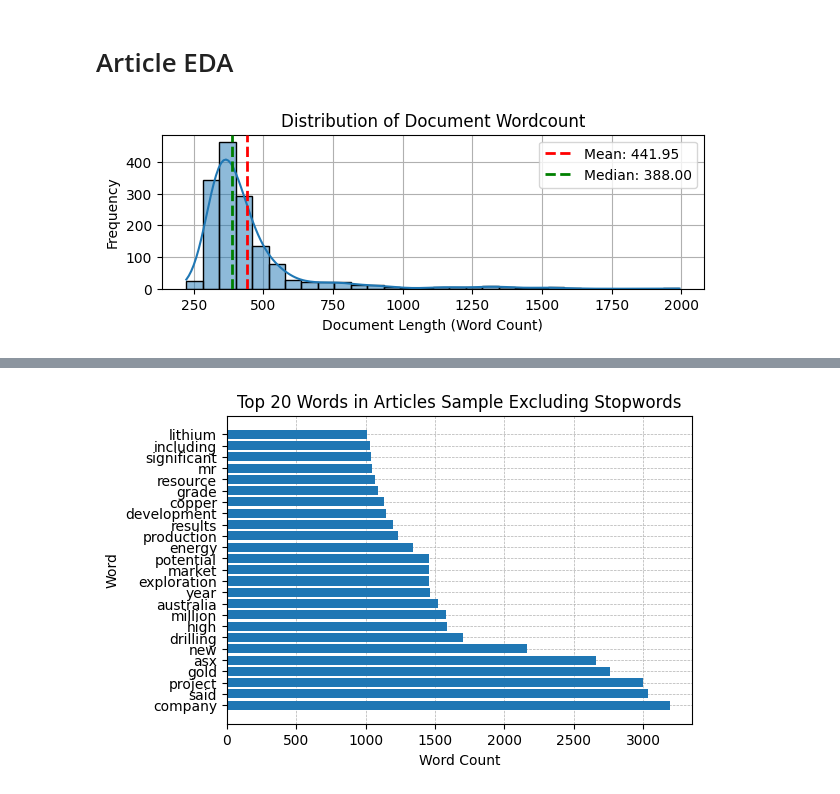
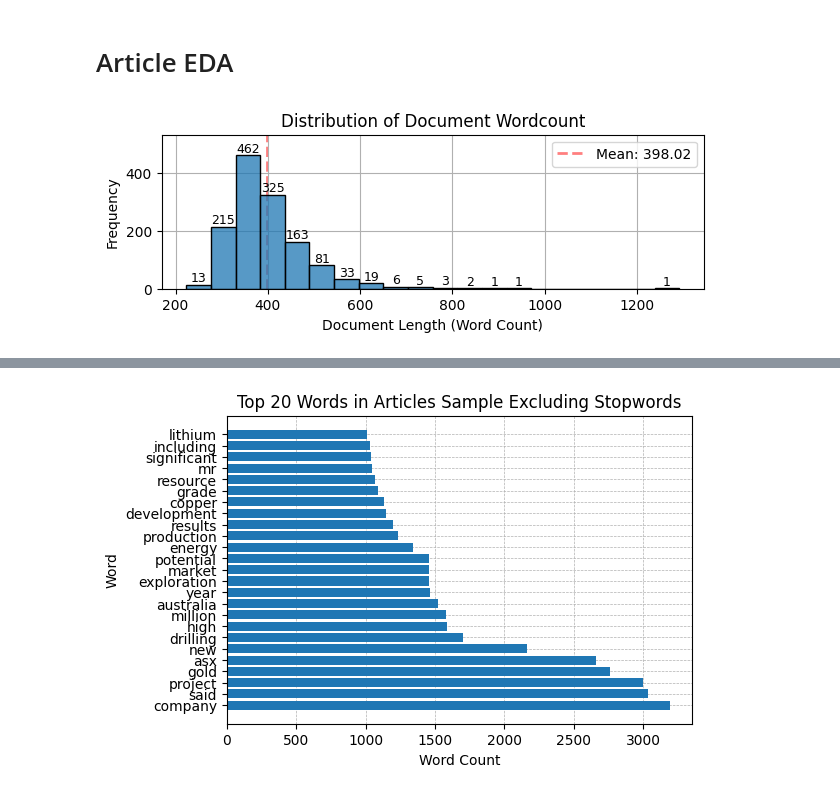
Before and after one commit to H-unter/MA3831-Assignment-2-3, a Jupyter notebook: code/scrape_article.ipynb, the cells around one changed output, grey strips where cells are left out. Saved outputs shown, nothing was run; the diff lists cells and outputs as text; code cells hidden in the pictures.

```diff
--- a/code/scrape_article.ipynb
+++ b/code/scrape_article.ipynb
@@ -87,4 +87,18 @@ def parse_html_to_dict(soup_obj):
         'stock_codes': stock_codes,
         'document': document
     }
+# %%
+# import article_metadata.csv as a pandas dataframe
+import pandas as pd
+from time import sleep
+import time
+
+# Initialize an empty DataFrame to store the articles
+crawl_throttle_time_s = 3
+
+# Read the metadata CSV file
+article_metadata = pd.read_csv('../data/article_metadata.csv')
+article_df = pd.read_csv('../data/article_scraped_data.csv')
+
+# for each row in article_df, get the url from the same row index of article_metadata
 # %%
@@ -156,6 +160,7 @@ article_df
 # %%
 article_df
-sample_data_df = article_df
-sample_data_df = sample_data_df.dropna(subset=['document']).reset_index(drop=True)
-sample_data_df
+df = article_df
+df = df.dropna(subset=['document']).reset_index(drop=True)
+df = df.loc[df['sector'] != 'Hot Topics']
+df
 # %% [output]
@@ -177,29 +182,33 @@ sample_data_df
 # %%
 import seaborn as sns
 import matplotlib.pyplot as plt
 
 # Calculate document lengths
-sample_data_df['document_length'] = sample_data_df['document'].apply(lambda x: len(x.split()))
+df['document_length'] = df['document'].apply(lambda x: len(x.split()))
 # Plot histogram with KDE
 plt.figure(figsize=(7, 2))
-sns.histplot(sample_data_df['document_length'], bins=30, kde=True, stat="count", zorder=2)
+sns.histplot(df['document_length'], bins=20, stat="count", zorder=2)
+
+# Add labels to each bar
+for patch in plt.gca().patches:
+    height = patch.get_height()
+    if height > 0:  # Only label bars with a height greater than 0
+        plt.text(patch.get_x() + patch.get_width() / 2, height + 0.5, f'{int(height)}', ha='center', va='bottom', fontsize=9)
 
 # Add vertical mean line
-mean_length = sample_data_df['document_length'].mean()
-plt.axvline(mean_length, color='r', linestyle='dashed', linewidth=2, label=f'Mean: {mean_length:.2f}', zorder=3)
-# add median verticle line
-median_length = sample_data_df['document_length'].median()
-plt.axvline(median_length, color='g', linestyle='dashed', linewidth=2, label=f'Median: {median_length:.2f}', zorder=3)
-
+mean_length = df['document_length'].mean()
+plt.axvline(mean_length, color='r', linestyle='dashed', linewidth=2, label=f'Mean: {mean_length:.2f}', zorder=0, alpha=0.5)
+# multiply the y scale by 1.1 to make room for the mean line label
+plt.ylim(0, plt.gca().get_ylim()[1] * 1.1)
 # Customize plot
 plt.title('Distribution of Document Wordcount')
 plt.xlabel('Document Length (Word Count)')
 plt.ylabel('Frequency')
 plt.legend()
-plt.grid(True, zorder=1)
+plt.grid(True, zorder=0)
 plt.show()
 # %% [output]
-[figure, old version]
+[figure, new version]
 # %%
 # make a barplot of the distribution of sectors
 plt.figure(figsize=(6, 4))
```
Also changed, not shown: parts of 7 cells of this notebook, 4 other files.
